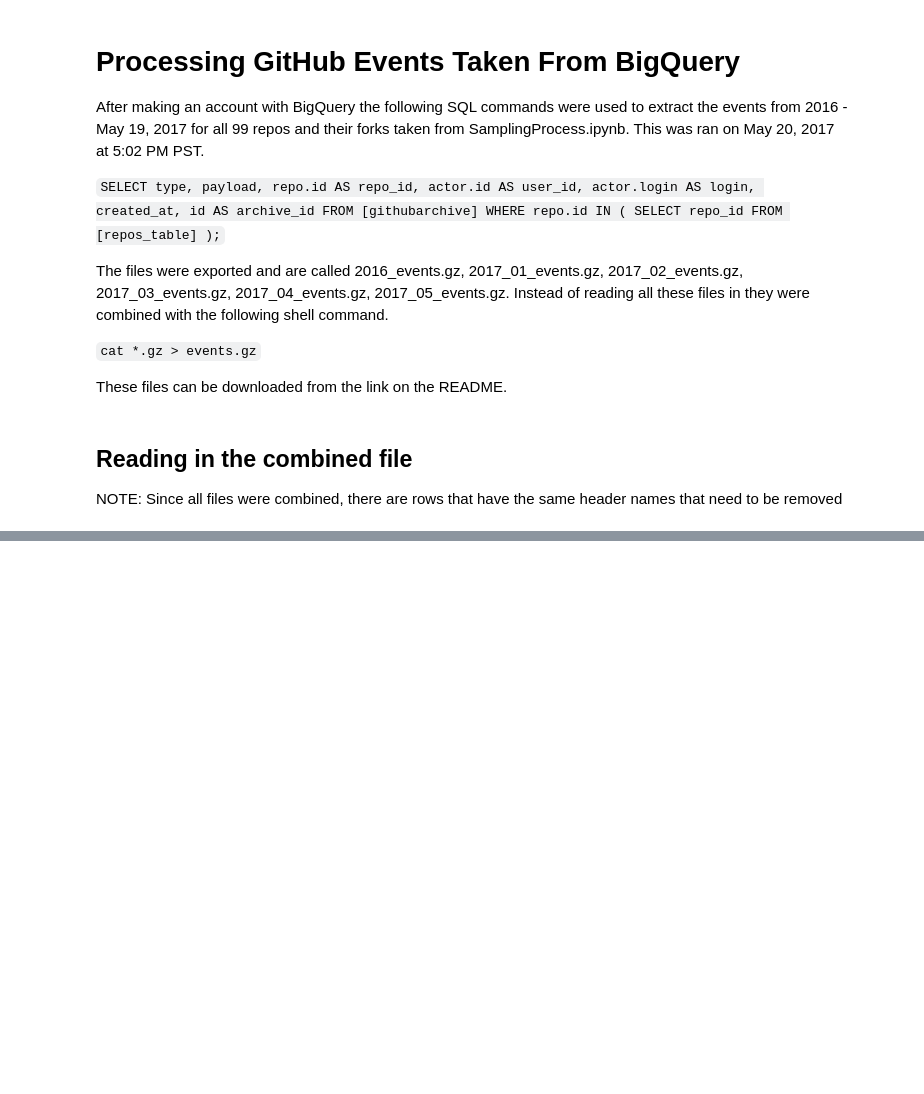
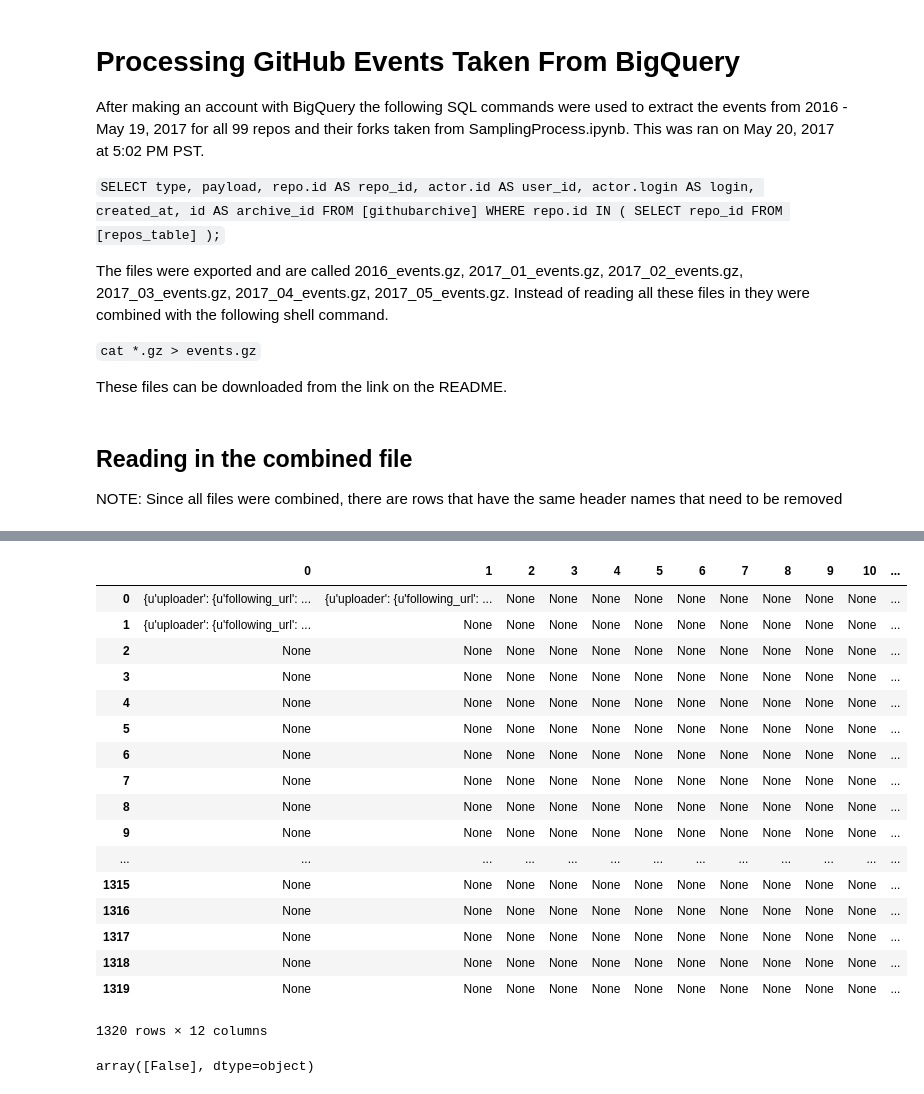
Before and after one commit to nicholas-alonzo/GitHub-Repo-Analysis, a Jupyter notebook: BigQueryProcessing_na.ipynb, the cells around one changed output, grey strips where cells are left out. Cells and saved outputs as stored; diff of their text form; code cells hidden in the pictures; blank space fills up the shorter version.

```diff
--- a/BigQueryProcessing_na.ipynb
+++ b/BigQueryProcessing_na.ipynb
@@ -99,0 +67,4 @@ events[events['type'] == 'PublicEvent']
+# %%
+events = events[events.repo_id.isin(repos_ids.repos_ids)]
+
+events.shape
@@ -99,0 +711,7 @@ events[events['type'] == 'PublicEvent']
+# %%
+# check the structure of Watch Event
+ReleaseEvent = events[events['type'] == 'ReleaseEvent']
+
+print ReleaseEvent.shape
+
+ReleaseEvent.head()
@@ -99,0 +726,29 @@ events[events['type'] == 'PublicEvent']
+# %%
+RE_payload = pd.DataFrame(ReleaseEvent['payload'].tolist())
+# %%
+RE_payload_release = pd.DataFrame(RE_payload['release'].tolist())
+# %%
+pd.DataFrame(RE_payload_release['assets'].tolist())
+# %% [output]
+|  | 0 | 1 | 2 | 3 | 4 | 5 | 6 | 7 | 8 | 9 | 10 | ... |
+| 0 | {u'uploader': {u'following_url': ... | {u'uploader': {u'following_url': ... | None | None | None | None | None | None | None | None | None | ... |
+| 1 | {u'uploader': {u'following_url': ... | None | None | None | None | None | None | None | None | None | None | ... |
+| 2 | None | None | None | None | None | None | None | None | None | None | None | ... |
+| 3 | None | None | None | None | None | None | None | None | None | None | None | ... |
+| 4 | None | None | None | None | None | None | None | None | None | None | None | ... |
+| 5 | None | None | None | None | None | None | None | None | None | None | None | ... |
+| 6 | None | None | None | None | None | None | None | None | None | None | None | ... |
+| 7 | None | None | None | None | None | None | None | None | None | None | None | ... |
+| 8 | None | None | None | None | None | None | None | None | None | None | None | ... |
+| 9 | None | None | None | None | None | None | None | None | None | None | None | ... |
+| ... | ... | ... | ... | ... | ... | ... | ... | ... | ... | ... | ... | ... |
+| 1315 | None | None | None | None | None | None | None | None | None | None | None | ... |
+| 1316 | None | None | None | None | None | None | None | None | None | None | None | ... |
+| 1317 | None | None | None | None | None | None | None | None | None | None | None | ... |
+| 1318 | None | None | None | None | None | None | None | None | None | None | None | ... |
+| 1319 | None | None | None | None | None | None | None | None | None | None | None | ... |
+1320 rows × 12 columns
+# %%
+RE_payload_release['draft'].unique()
+# %% [output]
+array([False], dtype=object)
```
Also changed, not shown: parts of 113 cells of this notebook, 1 other file.
